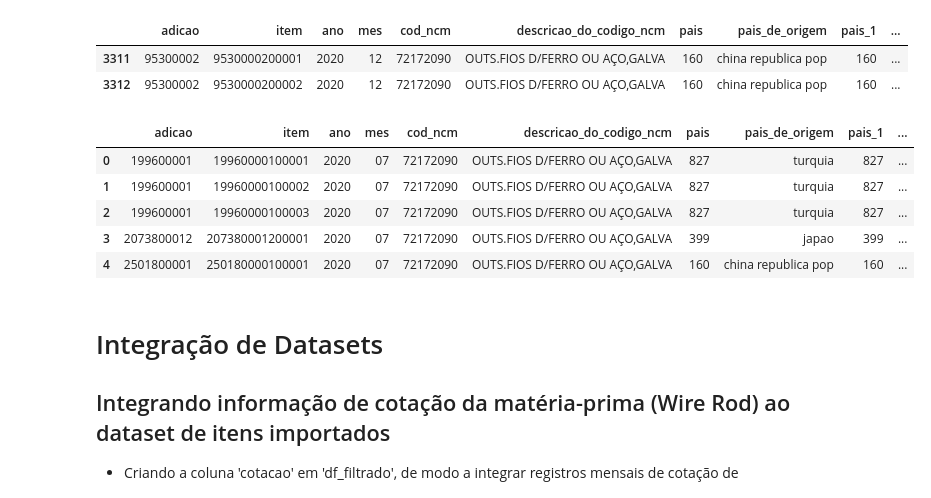
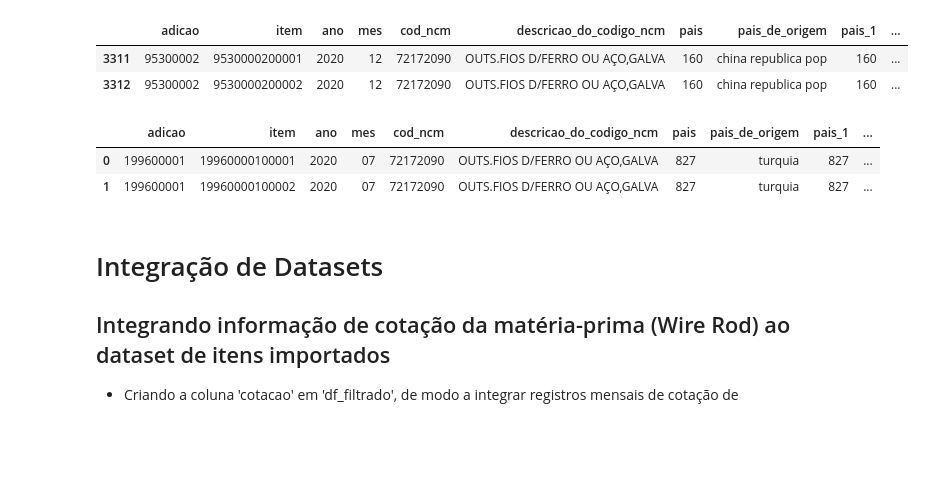
Before and after one commit to Mastroiani/TCC, a Jupyter notebook: TTOAED.ipynb, the cells around one changed output. Cells and saved outputs as stored; diff of their text form; code cells hidden in the pictures; blank space fills up the shorter version.

```diff
--- a/TTOAED.ipynb
+++ b/TTOAED.ipynb
@@ -674,16 +678,14 @@ df_filtrado.head(2)
 | 3312 | 95300002 | 9530000200002 | 2020 | 12 | 72172090 | OUTS.FIOS D/FERRO OU AÇO,GALVA | 160 | china republica pop | 160 | ... |
 # %%
 # organizando registros por 'ano', 'mes' e 'item', e resetando índice
+
 df_filtrado.sort_values(by=['ano','mes','item'],inplace=True)
 df_filtrado.reset_index(drop=True,inplace=True)
-df_filtrado.head()
+df_filtrado.head(2)
 # %% [output]
 |  | adicao | item | ano | mes | cod_ncm | descricao_do_codigo_ncm | pais | pais_de_origem | pais_1 | ... |
 | 0 | 199600001 | 19960000100001 | 2020 | 07 | 72172090 | OUTS.FIOS D/FERRO OU AÇO,GALVA | 827 | turquia | 827 | ... |
 | 1 | 199600001 | 19960000100002 | 2020 | 07 | 72172090 | OUTS.FIOS D/FERRO OU AÇO,GALVA | 827 | turquia | 827 | ... |
-| 2 | 199600001 | 19960000100003 | 2020 | 07 | 72172090 | OUTS.FIOS D/FERRO OU AÇO,GALVA | 827 | turquia | 827 | ... |
-| 3 | 2073800012 | 207380001200001 | 2020 | 07 | 72172090 | OUTS.FIOS D/FERRO OU AÇO,GALVA | 399 | japao | 399 | ... |
-| 4 | 2501800001 | 250180000100001 | 2020 | 07 | 72172090 | OUTS.FIOS D/FERRO OU AÇO,GALVA | 160 | china republica pop | 160 | ... |
 # %% [markdown]
 <h1>Integração de Datasets</h1>
 <h2>Integrando informação de cotação da matéria-prima (Wire Rod) ao dataset de itens importados </h2>
```
Also changed, not shown: parts of 20 cells of this notebook.
